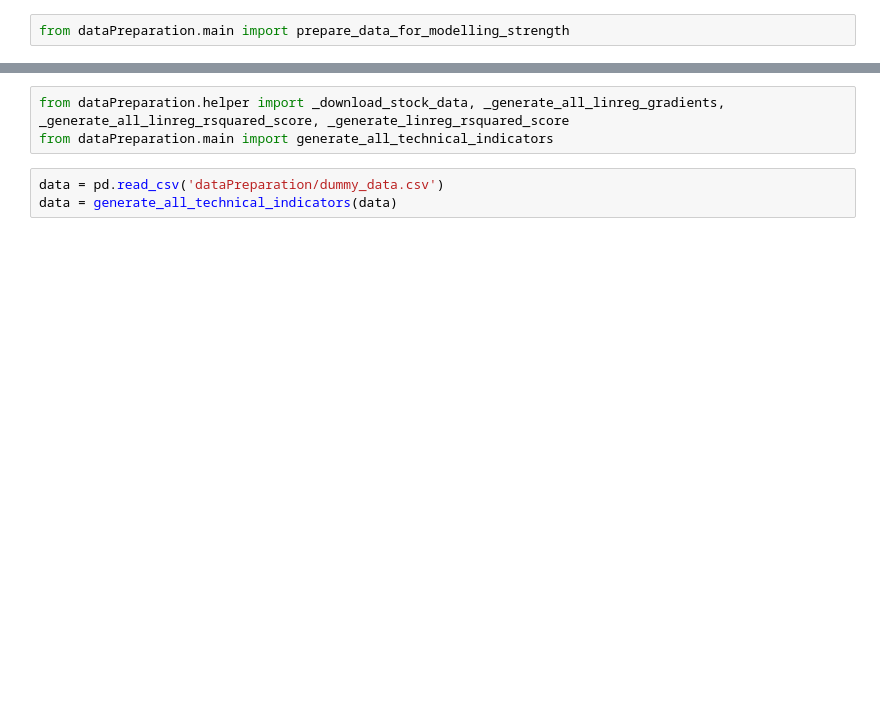
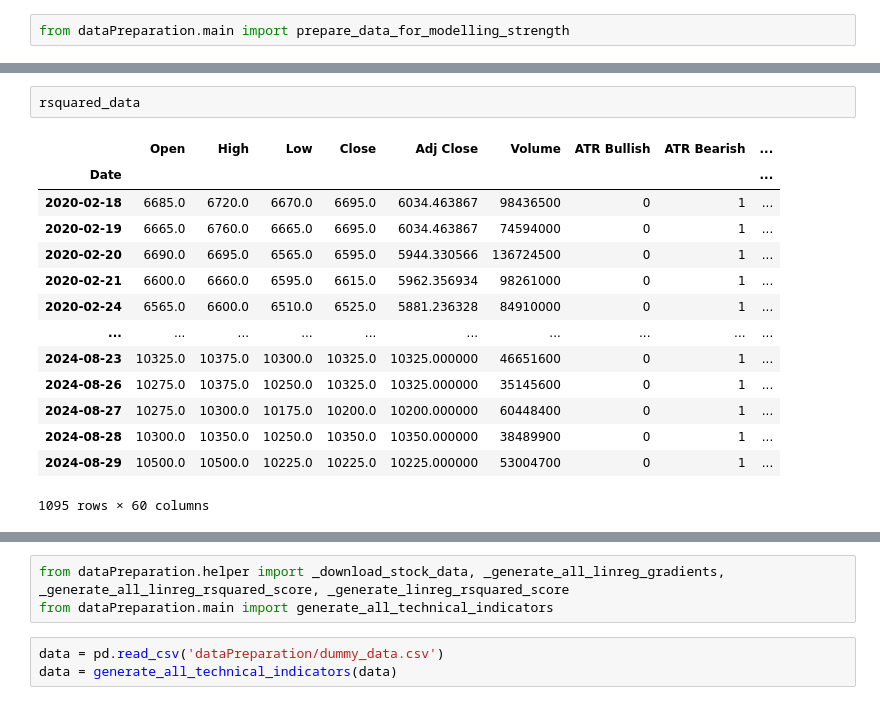
Before and after one commit to bagood/Stock-Analysis-Backend, a Jupyter notebook: testModellingStrength.ipynb, the cells around one changed output, grey strips where cells are left out. Drawn from its saved outputs; the diff is of its cells as text; blank space fills up the shorter version.

```diff
--- a/testModellingStrength.ipynb
+++ b/testModellingStrength.ipynb
@@ -19,0 +38,17 @@ rsquared_data = prepare_data_for_modelling_strength(
+# %%
+rsquared_data
+# %% [output]
+|  | Open | High | Low | Close | Adj Close | Volume | ATR Bullish | ATR Bearish | ... |
+| Date |  |  |  |  |  |  |  |  | ... |
+| 2020-02-18 | 6685.0 | 6720.0 | 6670.0 | 6695.0 | 6034.463867 | 98436500 | 0 | 1 | ... |
+| 2020-02-19 | 6665.0 | 6760.0 | 6665.0 | 6695.0 | 6034.463867 | 74594000 | 0 | 1 | ... |
+| 2020-02-20 | 6690.0 | 6695.0 | 6565.0 | 6595.0 | 5944.330566 | 136724500 | 0 | 1 | ... |
+| 2020-02-21 | 6600.0 | 6660.0 | 6595.0 | 6615.0 | 5962.356934 | 98261000 | 0 | 1 | ... |
+| 2020-02-24 | 6565.0 | 6600.0 | 6510.0 | 6525.0 | 5881.236328 | 84910000 | 0 | 1 | ... |
+| ... | ... | ... | ... | ... | ... | ... | ... | ... | ... |
+| 2024-08-23 | 10325.0 | 10375.0 | 10300.0 | 10325.0 | 10325.000000 | 46651600 | 0 | 1 | ... |
+| 2024-08-26 | 10275.0 | 10375.0 | 10250.0 | 10325.0 | 10325.000000 | 35145600 | 0 | 1 | ... |
+| 2024-08-27 | 10275.0 | 10300.0 | 10175.0 | 10200.0 | 10200.000000 | 60448400 | 0 | 1 | ... |
+| 2024-08-28 | 10300.0 | 10350.0 | 10250.0 | 10350.0 | 10350.000000 | 38489900 | 0 | 1 | ... |
+| 2024-08-29 | 10500.0 | 10500.0 | 10225.0 | 10225.0 | 10225.000000 | 53004700 | 0 | 1 | ... |
+1095 rows × 60 columns
```
Also changed, not shown: parts of 8 cells of this notebook, 3 other files.
